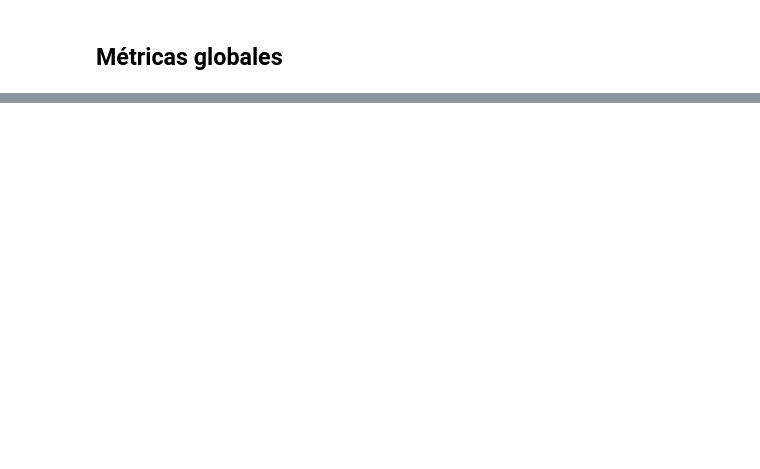
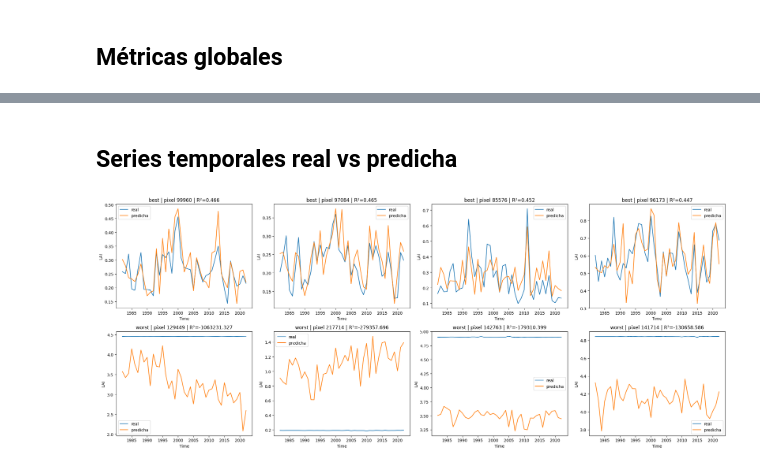
Before and after one commit to garciadd/profecia, a Jupyter notebook: notebooks/evaluation.ipynb, the cells around one changed output, grey strips where cells are left out. Drawn from its saved outputs; the diff is of its cells as text; code cells hidden in the pictures; blank space fills up the shorter version.

```diff
--- a/notebooks/evaluation.ipynb
+++ b/notebooks/evaluation.ipynb
@@ -490,8 +133,0 @@ climate_summary_round.head()
-# %%
-plot_df = climate_summary_round.set_index("climate_label")[["Negative", "Poor", "Medium", "Good", "NaN"]]
-ax = plot_df.plot(kind="bar", stacked=True, figsize=(12, 6))
-ax.set_ylabel("% píxeles")
-ax.set_title("Distribución de clases de R² por clima")
-plt.xticks(rotation=0)
-plt.tight_layout()
-plt.show()
@@ -656,0 +303,21 @@ display(top4_worst[["pixel_id", "n_samples", "r2", "rmse", "mae", "lat_idx", "lo
+# %% [markdown]
+## Series temporales real vs predicha
+# %%
+fig, axes = plt.subplots(2, 4, figsize=(22, 9), sharex=False)
+axes = axes.ravel()
+
+for ax, (_, row) in zip(axes, selected_pixels.iterrows()):
+    pid = int(row["pixel_id"])
+    ts_df = build_pixel_timeseries_dataframe(prediction_df, pixel_id=pid)
+
+    ax.plot(ts_df["time"], ts_df["y_true"], label="real")
+    ax.plot(ts_df["time"], ts_df["y_pred"], label="predicha")
+    ax.set_title(f"{row['group']} | pixel {pid} | R²={row['r2']:.3f}")
+    ax.set_xlabel("Time")
+    ax.set_ylabel("LAI")
+    ax.legend()
+
+plt.tight_layout()
+plt.show()
+# %% [output]
+[figure, added]
```
Also changed, not shown: parts of 61 cells of this notebook, 6 other files.
